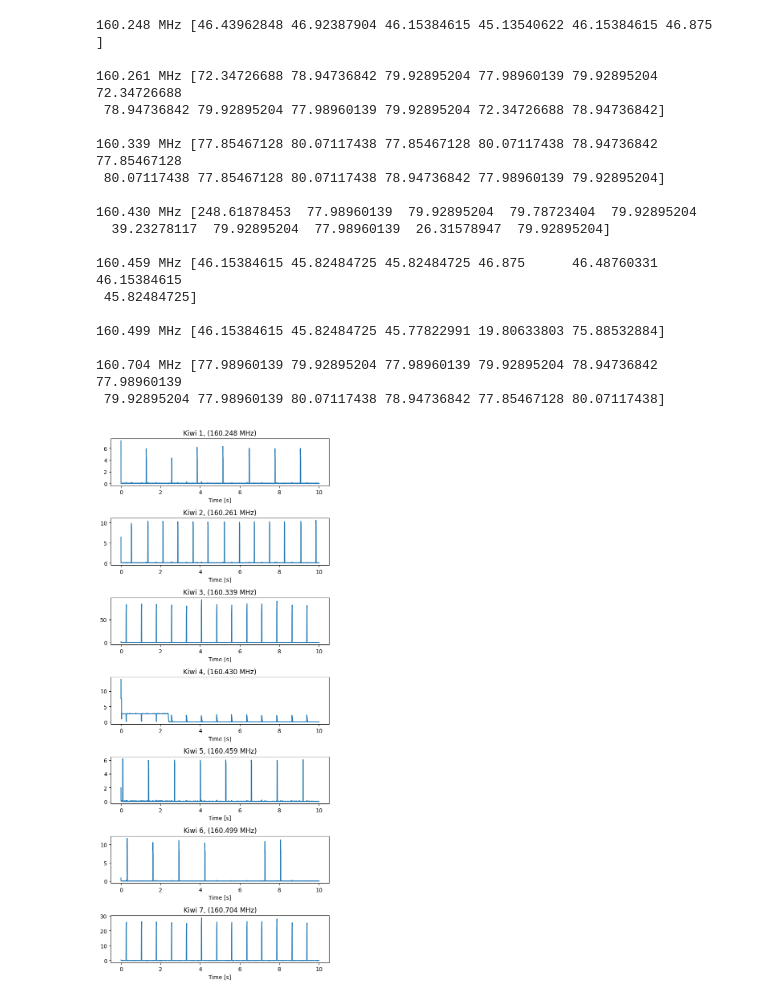
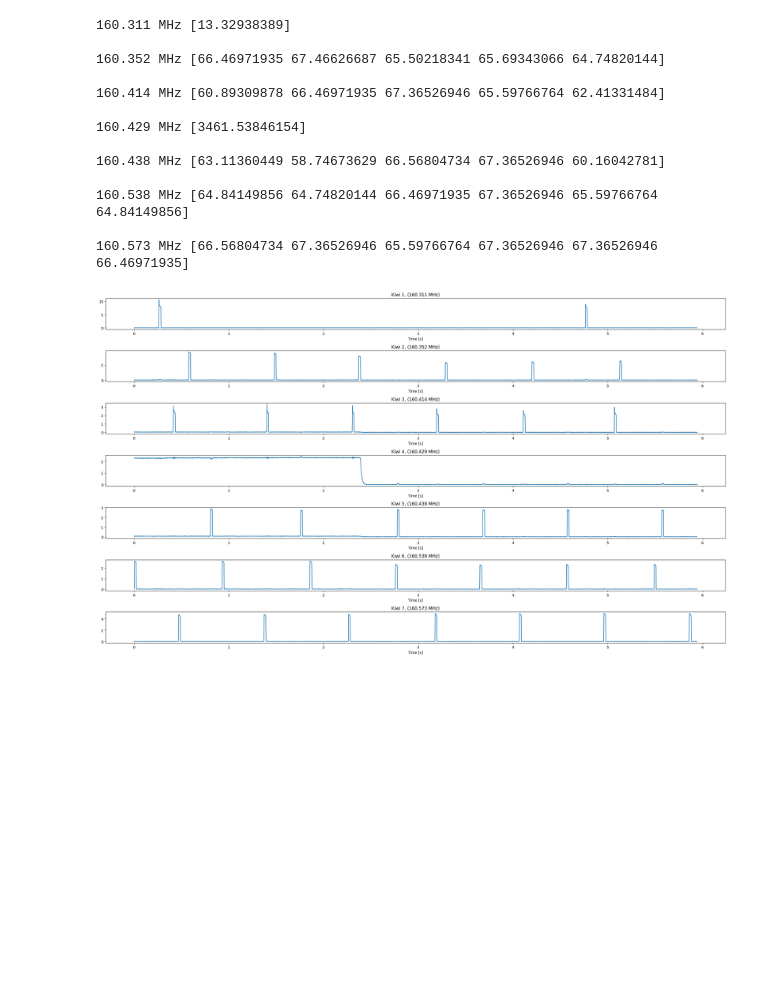
Before and after one commit to bigalnz/test_fft, a Jupyter notebook: notebooks/fft_perf.ipynb, the cells around one changed output. Drawn from its saved outputs; the diff is of its cells as text; code cells hidden in the pictures; blank space fills up the shorter version.

```diff
--- a/notebooks/fft_perf.ipynb
+++ b/notebooks/fft_perf.ipynb
@@ -8,10 +8,11 @@ def db(x):
     return 10*np.log10(x)
 
 #d = np.fromfile(open("test_multiple_v2.fc32"), dtype=np.complex64)
-d = np.fromfile(open("../data/six_channels_768000.fc32"), dtype=np.complex64)
+#d = np.fromfile(open("../data/six_channels_768000.fc32"), dtype=np.complex64)
 #d = np.fromfile(open("neighbouring_ch_912000_3.fc32"), dtype=np.complex64)
 #d = np.fromfile(open("../data/10s_160377933.fc32"), dtype=np.complex64)
-#d = d[:256000]
+d = np.fromfile(open("../data/test_multiple_8_ch_v1.fc32"), dtype=np.complex64)
+d = d[:4566016]
 
 f0 = 160.425e6    # Center frequency
 Fs = 768e3        # Sampling rate
@@ -36,7 +37,7 @@ T = np.arange(len(D)) / Fs * N_fft
 # 1. Reshape to (N_timestep, N_int_per_timestep, N_fft)
 # 2. Square
 # 3. Sum over N_int_per_timestep axis
-N_time_PSD = 250
+N_time_PSD = 4459
 PSD = (np.abs(D.reshape((N_time_PSD, -1, N_fft)))**2).mean(axis=1)
 
 # Create overall spectrum
@@ -75,7 +76,7 @@ plt.show()
 
 # CHANNEL PLOTS
 threshold = 2.2
-plt.figure(figsize=(6, len(p) * 2))
+plt.figure(figsize=(24, len(p) * 2))
 for ii, tk in enumerate(t_kiwis):
     plt.subplot(len(p), 1, ii+1)
     plt.plot(T, np.abs(tk))
@@ -97,19 +98,14 @@ elapsed :  0.5506765842437744
-160.248 MHz [46.43962848 46.92387904 46.15384615 45.13540622 46.15384615 46.875     ]
+160.311 MHz [13.32938389]
 
-160.261 MHz [72.34726688 78.94736842 79.92895204 77.98960139 79.92895204 72.34726688
- 78.94736842 79.92895204 77.98960139 79.92895204 72.34726688 78.94736842]
+160.352 MHz [66.46971935 67.46626687 65.50218341 65.69343066 64.74820144]
 
-160.339 MHz [77.85467128 80.07117438 77.85467128 80.07117438 78.94736842 77.85467128
- 80.07117438 77.85467128 80.07117438 78.94736842 77.98960139 79.92895204]
+160.414 MHz [60.89309878 66.46971935 67.36526946 65.59766764 62.41331484]
 
-160.430 MHz [248.61878453  77.98960139  79.92895204  79.78723404  79.92895204
-  39.23278117  79.92895204  77.98960139  26.31578947  79.92895204]
+160.429 MHz [3461.53846154]
 
-160.459 MHz [46.15384615 45.82484725 45.82484725 46.875      46.48760331 46.15384615
- 45.82484725]
+160.438 MHz [63.11360449 58.74673629 66.56804734 67.36526946 60.16042781]
 
-160.499 MHz [46.15384615 45.82484725 45.77822991 19.80633803 75.88532884]
+160.538 MHz [64.84149856 64.74820144 66.46971935 67.36526946 65.59766764 64.84149856]
 
-160.704 MHz [77.98960139 79.92895204 77.98960139 79.92895204 78.94736842 77.98960139
- 79.92895204 77.98960139 80.07117438 78.94736842 77.85467128 80.07117438]
+160.573 MHz [66.56804734 67.36526946 65.59766764 67.36526946 67.36526946 66.46971935]
-[figure, old version]
+[figure, new version]
```
Also changed, not shown: parts of 1 cell of this notebook.
